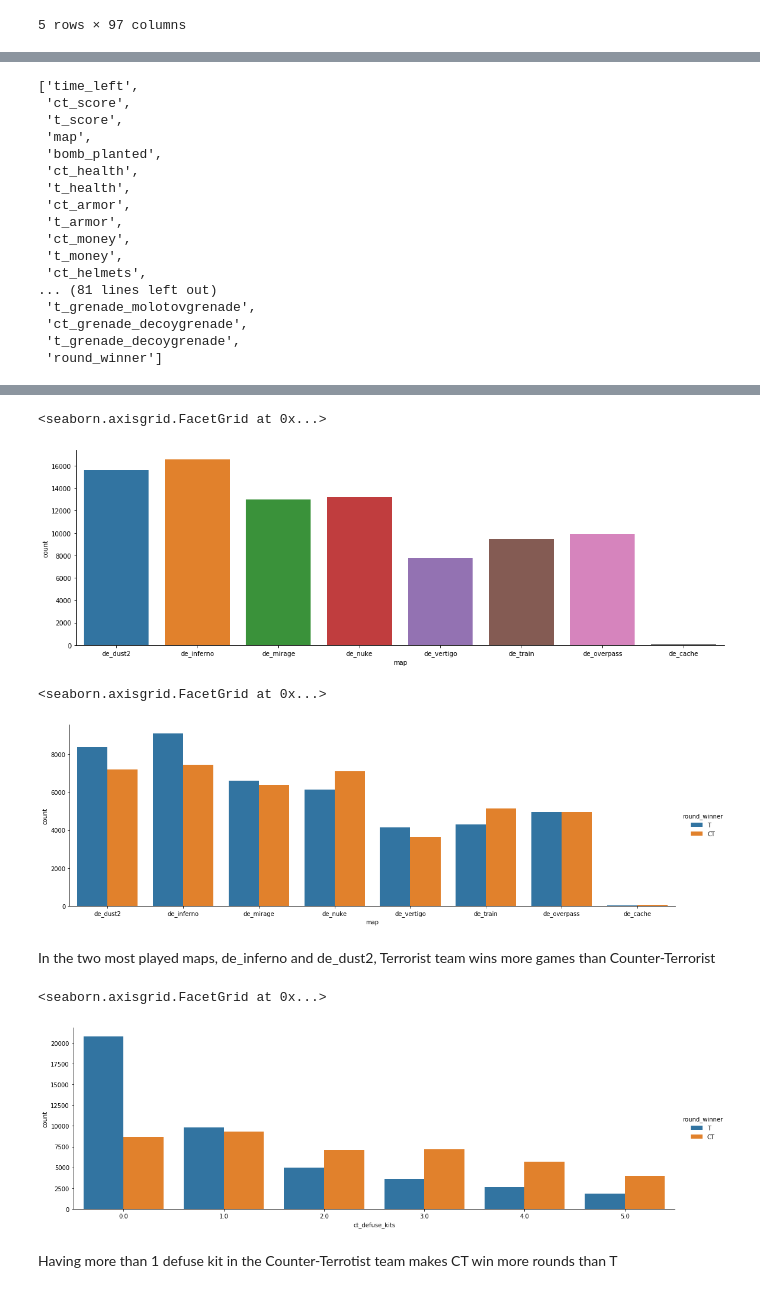
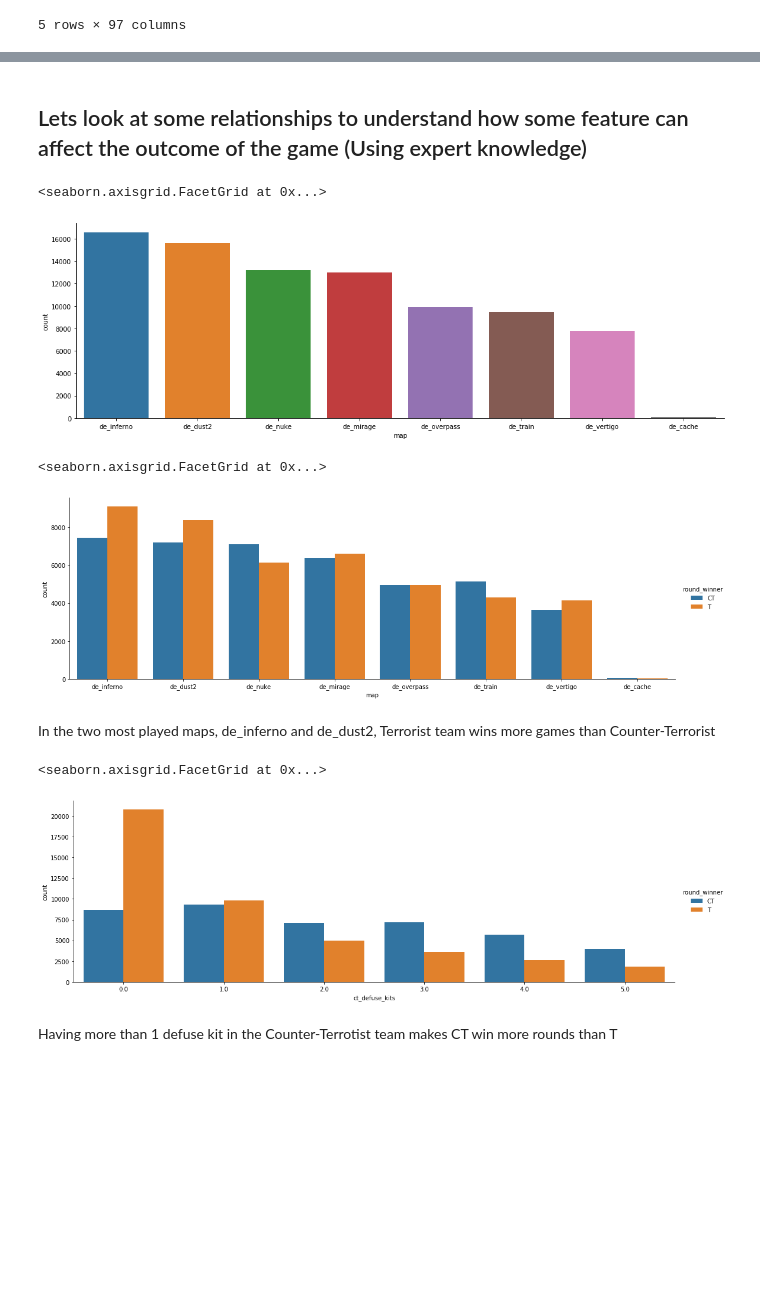
Before and after one commit to jacksomeone-92/ML2_Group_B, a Jupyter notebook: GroupB_CounterStrikeGO.ipynb, the cells around one changed output, grey strips where cells are left out. Saved outputs shown, nothing was run; the diff lists cells and outputs as text; code cells hidden in the pictures; blank space fills up the shorter version.

```diff
--- a/GroupB_CounterStrikeGO.ipynb
+++ b/GroupB_CounterStrikeGO.ipynb
@@ -118 +128,3 @@ Let's see what's the situation in the categories of those clases. I will simply
+# %%
+categoricals= ['map','bomb_planted', 'round_winner']
 # %%
@@ -144,0 +154,3 @@ From that result, we will remove those features, as they are not very informativ
+# %%
+#Cast categorical values as categorical
+df[categoricals]=df[categoricals].astype('category')
@@ -267,23 +285,3 @@ class BokehHistogram():
 # %%
 #create instance of the bokeeh histogram object
 h = BokehHistogram()
-# %%
-list(df.columns)
-# %% [output]
-['time_left',
- 'ct_score',
- 't_score',
- 'map',
- 'bomb_planted',
- 'ct_health',
- 't_health',
- 'ct_armor',
- 't_armor',
- 'ct_money',
- 't_money',
- 'ct_helmets',
-... (81 lines left out)
- 't_grenade_molotovgrenade',
- 'ct_grenade_decoygrenade',
- 't_grenade_decoygrenade',
- 'round_winner']
@@ -310,25 +305,30 @@ Loading BokehJS ...
 [interactive output not drawn]
 [interactive output not drawn]
 [interactive output not drawn]
+# %% [markdown]
+## Lets look at some relationships to understand how some feature can affect the outcome of the game (Using expert knowledge)
 # %%
  import seaborn as sns
 
- sns.catplot(x="map", kind="count", data=df, height=5, aspect=3)
+# We explore the maps variables
+
+ sns.catplot(x="map", kind="count", data=df, height=5, aspect=3, order=df['map'].value_counts().index)
 # %% [output]
 <seaborn.axisgrid.FacetGrid at 0x...>
-[figure, old version]
+[figure, new version]
 # %%
-sns.catplot(x="map", hue="round_winner", kind="count", data=df, height=5, aspect=3)
+#Breaking down the map and the winning team
+sns.catplot(x="map", hue="round_winner", kind="count", data=df, height=5, aspect=3, order=df['map'].value_counts().index)
 # %% [output]
 <seaborn.axisgrid.FacetGrid at 0x...>
-[figure, old version]
+[figure, new version]
 # %% [markdown]
 In the two most played maps, de_inferno and de_dust2, Terrorist team wins more games than Counter-Terrorist
 # %%
 sns.catplot(x="ct_defuse_kits", hue="round_winner", kind="count", data=df, height=5, aspect=3)
 # %% [output]
 <seaborn.axisgrid.FacetGrid at 0x...>
-[figure, old version]
+[figure, new version]
 # %% [markdown]
 Having more than 1 defuse kit in the Counter-Terrotist team makes CT win more rounds than T
 # %%
```
Also changed, not shown: parts of 64 cells of this notebook.
